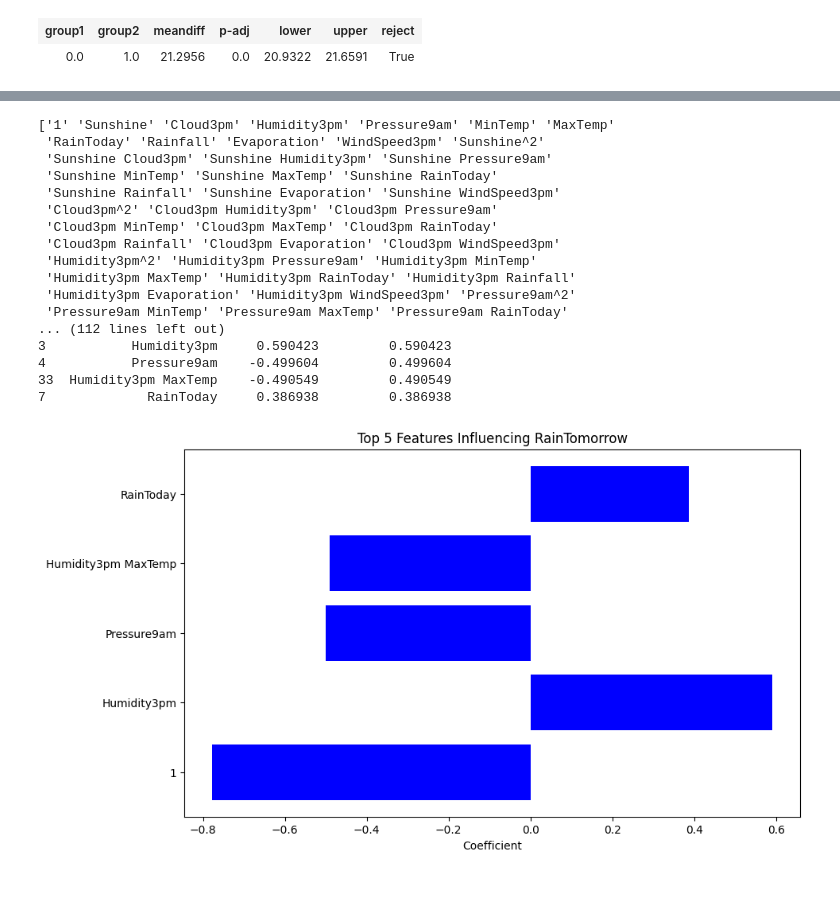
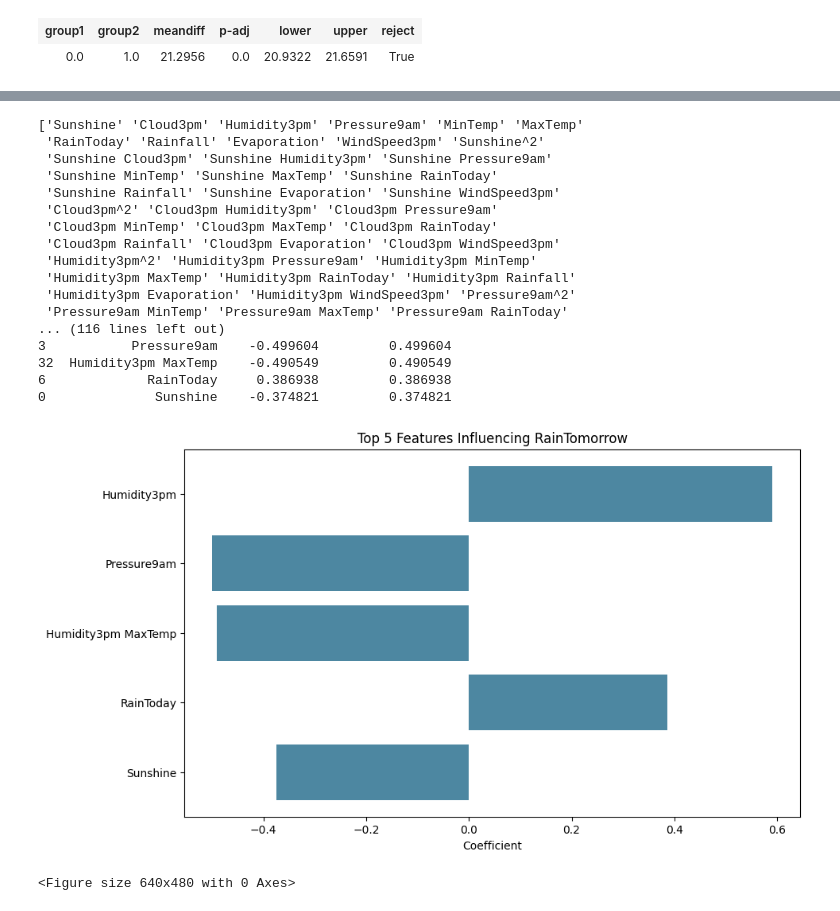
Before and after one commit to Liz3tha/DRSP-RAINFALL-PROJECT, a Jupyter notebook: DSRP_PREDICT_RAIN_IN_AUSTRALIA.ipynb, the cells around one changed output, grey strips where cells are left out. Cells and saved outputs as stored; diff of their text form; code cells hidden in the pictures.

```diff
--- a/DSRP_PREDICT_RAIN_IN_AUSTRALIA.ipynb
+++ b/DSRP_PREDICT_RAIN_IN_AUSTRALIA.ipynb
@@ -556,44 +574,49 @@ Please also refer to the documentation for alternative solver options:
 # %%
 # Horizontal bar graph with best features
 #grabbing columns
-feature_names = poly.get_feature_names_out(X_train.columns)
+feature_names = poly.get_feature_names_out(X_train.columns)[1:]
 print(feature_names)
+print(X_train.columns)
 # coefficients the model learned stored into 'coefficients'(0 bc its binary)
-coefficients = model.coef_[0]
+coefficients = model.coef_[0][1:]
 
 # dataframe with feature and coefficient (including abs for ranking)
 feature_importance = pd.DataFrame({'Feature': feature_names,'Coefficient': coefficients,'Abs_Coefficient': np.abs(coefficients)})
 
 # rank using abs (biggest->smallest)
 feature_importance = feature_importance.sort_values(by='Abs_Coefficient', ascending=False)
 
-print(feature_importance.head(5))
+print("Top 5 features:\n", feature_importance.head(5))
 
 top_n = 5
 top_features = feature_importance.head(top_n)
 
 #The Plot itself
 plt.figure(figsize=(10, 6))
-plt.barh(top_features['Feature'], top_features['Coefficient'], color= 'blue')
+plt.barh(top_features['Feature'], top_features['Coefficient'], color= '#4D87A1')
 plt.xlabel('Coefficient')
 plt.title('Top 5 Features Influencing RainTomorrow')
+plt.gca().invert_yaxis()
 plt.show()
+plt.savefig('top_5_features.png')
+#b intercept
 # %% [output]
-['1' 'Sunshine' 'Cloud3pm' 'Humidity3pm' 'Pressure9am' 'MinTemp' 'MaxTemp'
+['Sunshine' 'Cloud3pm' 'Humidity3pm' 'Pressure9am' 'MinTemp' 'MaxTemp'
  'RainToday' 'Rainfall' 'Evaporation' 'WindSpeed3pm' 'Sunshine^2'
  'Sunshine Cloud3pm' 'Sunshine Humidity3pm' 'Sunshine Pressure9am'
  'Sunshine MinTemp' 'Sunshine MaxTemp' 'Sunshine RainToday'
  'Sunshine Rainfall' 'Sunshine Evaporation' 'Sunshine WindSpeed3pm'
  'Cloud3pm^2' 'Cloud3pm Humidity3pm' 'Cloud3pm Pressure9am'
  'Cloud3pm MinTemp' 'Cloud3pm MaxTemp' 'Cloud3pm RainToday'
  'Cloud3pm Rainfall' 'Cloud3pm Evaporation' 'Cloud3pm WindSpeed3pm'
  'Humidity3pm^2' 'Humidity3pm Pressure9am' 'Humidity3pm MinTemp'
  'Humidity3pm MaxTemp' 'Humidity3pm RainToday' 'Humidity3pm Rainfall'
  'Humidity3pm Evaporation' 'Humidity3pm WindSpeed3pm' 'Pressure9am^2'
  'Pressure9am MinTemp' 'Pressure9am MaxTemp' 'Pressure9am RainToday'
-... (112 lines left out)
-3           Humidity3pm     0.590423         0.590423
-4           Pressure9am    -0.499604         0.499604
-33  Humidity3pm MaxTemp    -0.490549         0.490549
-7             RainToday     0.386938         0.386938
+... (116 lines left out)
+3           Pressure9am    -0.499604         0.499604
+32  Humidity3pm MaxTemp    -0.490549         0.490549
+6             RainToday     0.386938         0.386938
+0              Sunshine    -0.374821         0.374821
-[figure, old version]
+[figure, new version]
+<Figure size 640x480 with 0 Axes>
```
Also changed, not shown: parts of 5 cells of this notebook.
